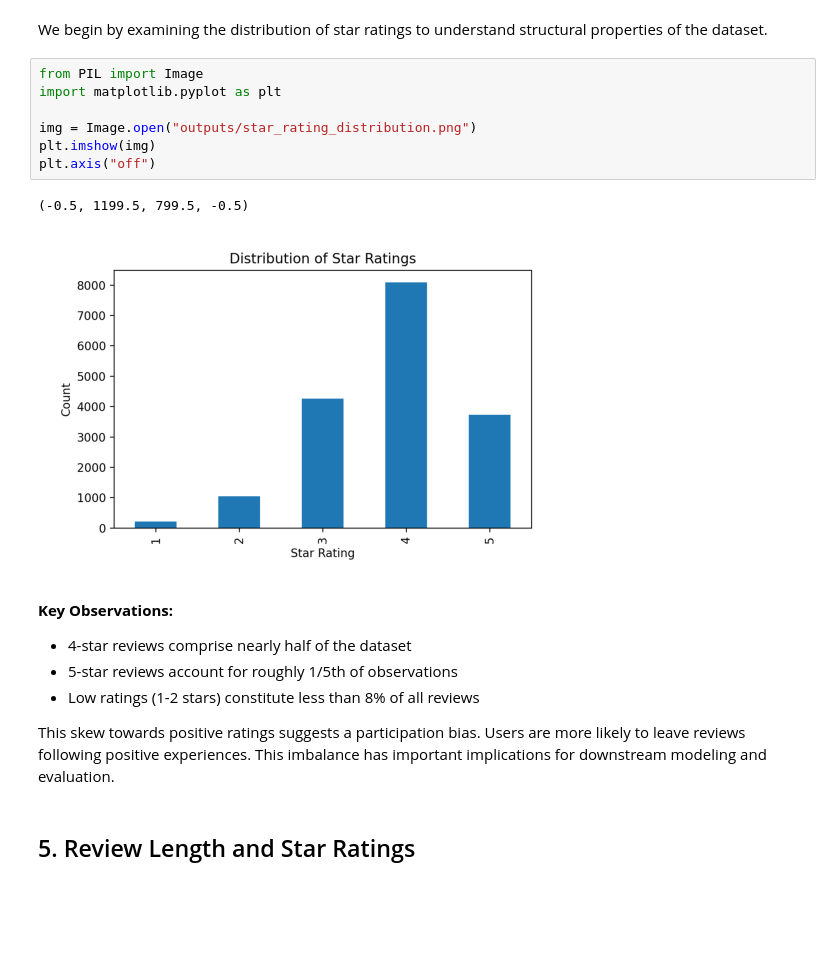
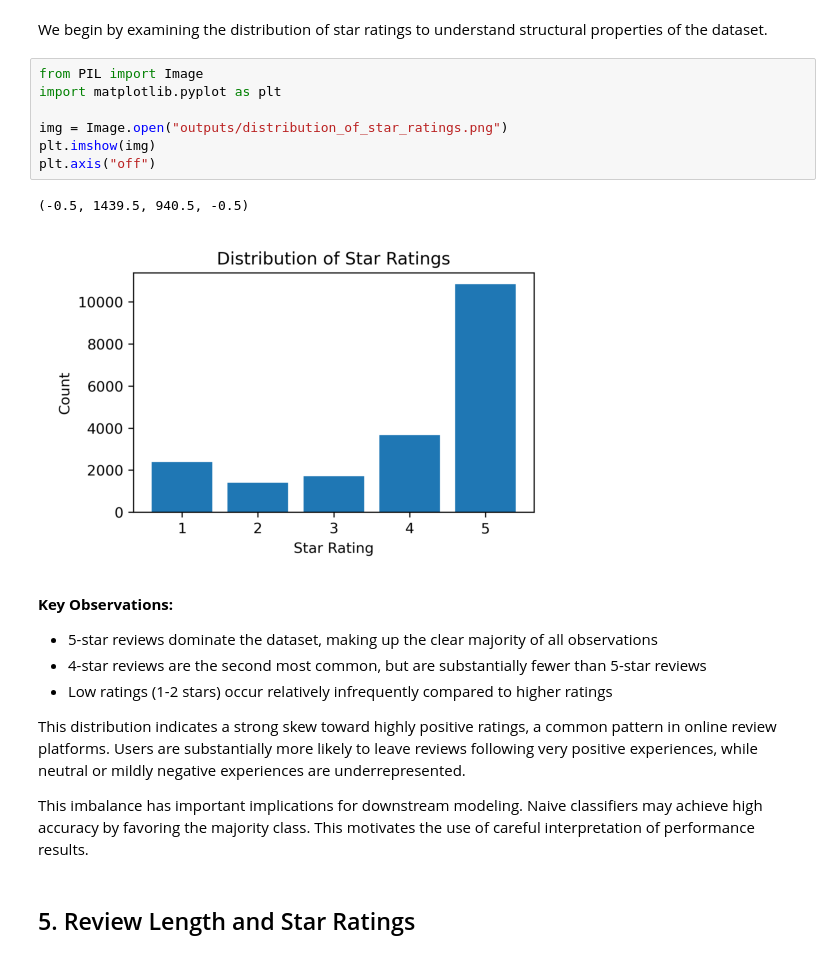
Before and after one commit to UCB-stat-159-f25/final-group23, a Jupyter notebook: main.ipynb, the cells around one changed output. Saved outputs shown, nothing was run; the diff lists cells and outputs as text; blank space fills up the shorter version.

```diff
--- a/main.ipynb
+++ b/main.ipynb
@@ -46,21 +49,23 @@ We begin by examining the distribution of star ratings to understand structural
 # %%
 from PIL import Image
 import matplotlib.pyplot as plt
 
-img = Image.open("outputs/star_rating_distribution.png")
+img = Image.open("outputs/distribution_of_star_ratings.png")
 plt.imshow(img)
 plt.axis("off")
 # %% [output]
-(-0.5, 1199.5, 799.5, -0.5)
+(-0.5, 1439.5, 940.5, -0.5)
-[figure, old version]
+[figure, new version]
 # %% [markdown]
 **Key Observations:**
 
-- 4-star reviews comprise nearly half of the dataset
-- 5-star reviews account for roughly 1/5th of observations
-- Low ratings (1-2 stars) constitute less than 8% of all reviews
+- 5-star reviews dominate the dataset, making up the clear majority of all observations
+- 4-star reviews are the second most common, but are substantially fewer than 5-star reviews
+- Low ratings (1-2 stars) occur relatively infrequently compared to higher ratings
 
-This skew towards positive ratings suggests a participation bias. Users are more likely to leave reviews following positive experiences. This imbalance has important implications for downstream modeling and evaluation.
+This distribution indicates a strong skew toward highly positive ratings, a common pattern in online review platforms. Users are substantially more likely to leave reviews following very positive experiences, while neutral or mildly negative experiences are underrepresented.
+
+This imbalance has important implications for downstream modeling. Naive classifiers may achieve high accuracy by favoring the majority class. This motivates the use of careful interpretation of performance results.
 # %% [markdown]
 ## 5. Review Length and Star Ratings
 # %% [markdown]
```
Also changed, not shown: parts of 32 cells of this notebook.
